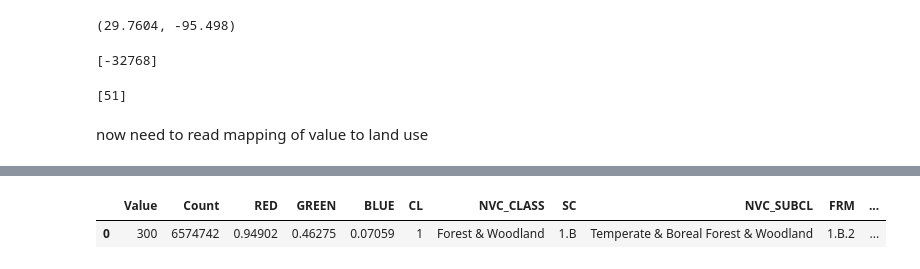
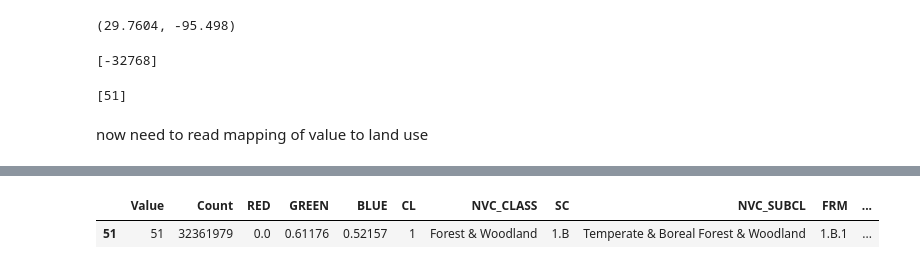
Before and after one commit to JustinGOSSES/river-maps-experiments, a Jupyter notebook: notebooks/Exploration.ipynb, the cells around one changed output, grey strips where cells are left out. Drawn from its saved outputs; the diff is of its cells as text; code cells hidden in the pictures.

```diff
--- a/notebooks/Exploration.ipynb
+++ b/notebooks/Exploration.ipynb
@@ -682,5 +710,5 @@ path_to_GAP_LandUse_Metadata_df
 # %%
-path_to_GAP_LandUse_Metadata_df[path_to_GAP_LandUse_Metadata_df['Value'] == 300]
+path_to_GAP_LandUse_Metadata_df[path_to_GAP_LandUse_Metadata_df['Value'] == 51]
 # %% [output]
 |  | Value | Count | RED | GREEN | BLUE | CL | NVC_CLASS | SC | NVC_SUBCL | FRM | ... |
-| 0 | 300 | 6574742 | 0.94902 | 0.46275 | 0.07059 | 1 | Forest & Woodland | 1.B | Temperate & Boreal Forest & Woodland | 1.B.2 | ... |
+| 51 | 51 | 32361979 | 0.0 | 0.61176 | 0.52157 | 1 | Forest & Woodland | 1.B | Temperate & Boreal Forest & Woodland | 1.B.1 | ... |
```
Also changed, not shown: parts of 28 cells of this notebook.
